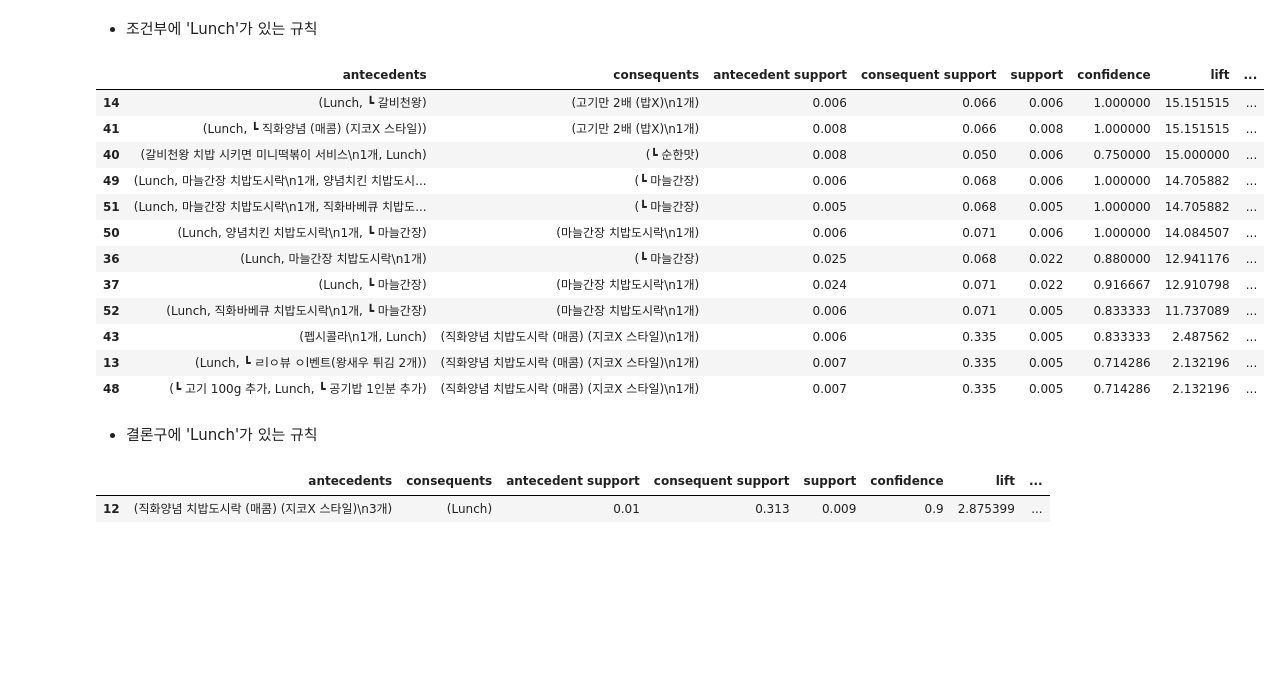
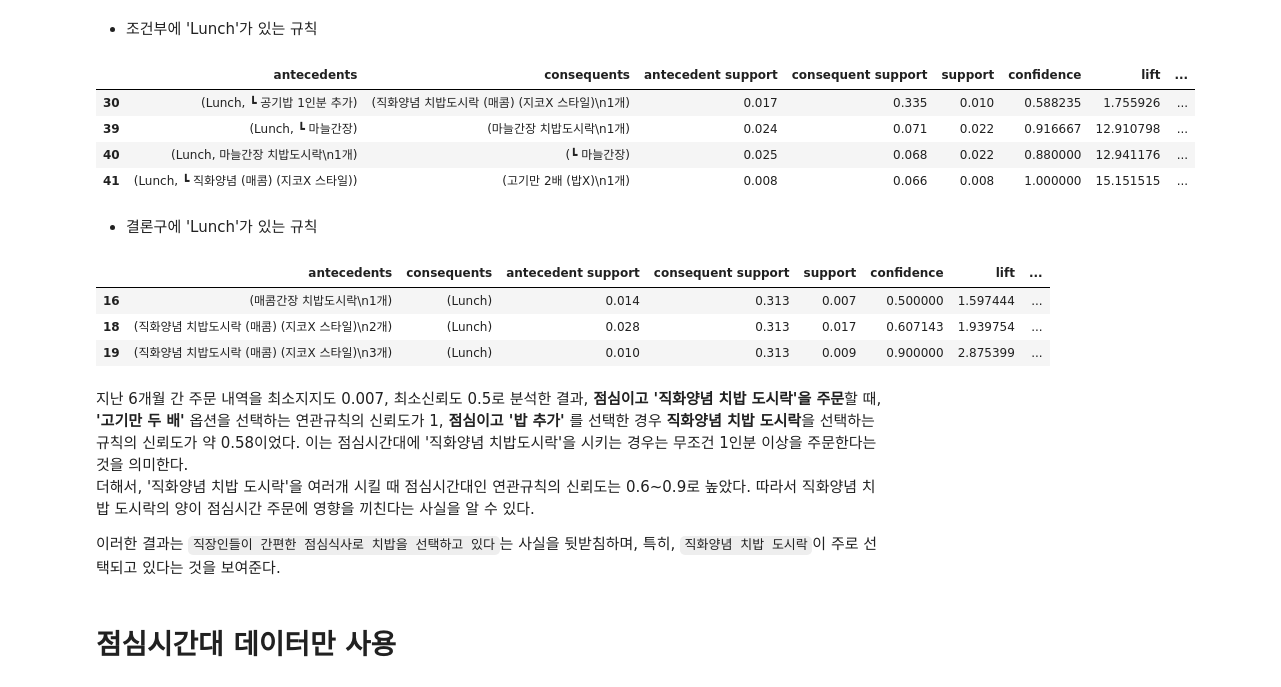
Before and after one commit to Cceugene/Baemin, a Jupyter notebook: 05_ARM/ARM_chibab.ipynb, the cells around one changed output. Saved outputs shown, nothing was run; the diff lists cells and outputs as text; code cells hidden in the pictures; blank space fills up the shorter version.

```diff
--- a/05_ARM/ARM_chibab.ipynb
+++ b/05_ARM/ARM_chibab.ipynb
@@ -81,9 +85,9 @@ li
 # %% [markdown]
 ## 점심 시간 정보 추가
 # %%
-df.loc[df['time'].apply(lambda x: True if x[:2] == '오전' else False), 'Hour'] = 'Lunch'
-#df.loc[df['time'].apply(lambda x: True if x[:2] == '오후' else False), 'Hour'] = 'Dinner'
-df.loc[df['time'].apply(lambda x: True if x[:5] == '오후 12' else False), 'Hour'] = 'Lunch'
+df.loc[df['time'].apply(lambda x: x[:2] == '오전'), 'Hour'] = 'Lunch'
+#df.loc[df['time'].apply(lambda x: x[:2] == '오후'), 'Hour'] = 'Dinner'
+df.loc[df['time'].apply(lambda x: x[:5] == '오후 12'), 'Hour'] = 'Lunch'
 df
 # %% [output]
 |  | date | time | menu | Hour |
@@ -225,5 +227,5 @@ freq_sort['Support'].hist();
 # %%
-freq_items = apriori(ARM_df, min_support=0.005, use_colnames=True)
+freq_items = apriori(ARM_df, min_support=0.007, use_colnames=True)
 freq_items
 # %% [output]
 |  | support | itemsets |
@@ -242,5 +246,5 @@ freq_items
 # %%
-rules = association_rules(freq_items, metric = 'confidence', min_threshold = 0.7)
+rules = association_rules(freq_items, metric = 'confidence', min_threshold = 0.5)
 rules
 # %% [output]
 |  | antecedents | consequents | antecedent support | consequent support | support | confidence | lift | ... |
@@ -284,25 +290,26 @@ rules.sort_values(by = 'confidence', ascending = False)
 # %% [markdown]
 - 조건부에 'Lunch'가 있는 규칙
 # %%
-rules[rules.antecedents.apply(lambda x:'Lunch' in x)].sort_values('lift', ascending=False)
+rules[rules.antecedents.apply(lambda x:'Lunch' in x)]
 # %% [output]
 |  | antecedents | consequents | antecedent support | consequent support | support | confidence | lift | ... |
-| 14 | (Lunch, ┗ 갈비천왕) | (고기만 2배 (밥X)\n1개) | 0.006 | 0.066 | 0.006 | 1.000000 | 15.151515 | ... |
+| 30 | (Lunch, ┗ 공기밥 1인분 추가) | (직화양념 치밥도시락 (매콤) (지코X 스타일)\n1개) | 0.017 | 0.335 | 0.010 | 0.588235 | 1.755926 | ... |
+| 39 | (Lunch, ┗ 마늘간장) | (마늘간장 치밥도시락\n1개) | 0.024 | 0.071 | 0.022 | 0.916667 | 12.910798 | ... |
+| 40 | (Lunch, 마늘간장 치밥도시락\n1개) | (┗ 마늘간장) | 0.025 | 0.068 | 0.022 | 0.880000 | 12.941176 | ... |
 | 41 | (Lunch, ┗ 직화양념 (매콤) (지코X 스타일)) | (고기만 2배 (밥X)\n1개) | 0.008 | 0.066 | 0.008 | 1.000000 | 15.151515 | ... |
-| 40 | (갈비천왕 치밥 시키면 미니떡볶이 서비스\n1개, Lunch) | (┗ 순한맛) | 0.008 | 0.050 | 0.006 | 0.750000 | 15.000000 | ... |
-| 49 | (Lunch, 마늘간장 치밥도시락\n1개, 양념치킨 치밥도시... | (┗ 마늘간장) | 0.006 | 0.068 | 0.006 | 1.000000 | 14.705882 | ... |
-| 51 | (Lunch, 마늘간장 치밥도시락\n1개, 직화바베큐 치밥도... | (┗ 마늘간장) | 0.005 | 0.068 | 0.005 | 1.000000 | 14.705882 | ... |
-| 50 | (Lunch, 양념치킨 치밥도시락\n1개, ┗ 마늘간장) | (마늘간장 치밥도시락\n1개) | 0.006 | 0.071 | 0.006 | 1.000000 | 14.084507 | ... |
-| 36 | (Lunch, 마늘간장 치밥도시락\n1개) | (┗ 마늘간장) | 0.025 | 0.068 | 0.022 | 0.880000 | 12.941176 | ... |
-| 37 | (Lunch, ┗ 마늘간장) | (마늘간장 치밥도시락\n1개) | 0.024 | 0.071 | 0.022 | 0.916667 | 12.910798 | ... |
-| 52 | (Lunch, 직화바베큐 치밥도시락\n1개, ┗ 마늘간장) | (마늘간장 치밥도시락\n1개) | 0.006 | 0.071 | 0.005 | 0.833333 | 11.737089 | ... |
-| 43 | (펩시콜라\n1개, Lunch) | (직화양념 치밥도시락 (매콤) (지코X 스타일)\n1개) | 0.006 | 0.335 | 0.005 | 0.833333 | 2.487562 | ... |
-| 13 | (Lunch, ┗ ㄹlㅇ뷰 ㅇl벤트(왕새우 튀김 2개)) | (직화양념 치밥도시락 (매콤) (지코X 스타일)\n1개) | 0.007 | 0.335 | 0.005 | 0.714286 | 2.132196 | ... |
-| 48 | (┗ 고기 100g 추가, Lunch, ┗ 공기밥 1인분 추가) | (직화양념 치밥도시락 (매콤) (지코X 스타일)\n1개) | 0.007 | 0.335 | 0.005 | 0.714286 | 2.132196 | ... |
 # %% [markdown]
 - 결론구에 'Lunch'가 있는 규칙
 # %%
 rules[rules.consequents.apply(lambda x:'Lunch' in x)]
 # %% [output]
 |  | antecedents | consequents | antecedent support | consequent support | support | confidence | lift | ... |
-| 12 | (직화양념 치밥도시락 (매콤) (지코X 스타일)\n3개) | (Lunch) | 0.01 | 0.313 | 0.009 | 0.9 | 2.875399 | ... |
+| 16 | (매콤간장 치밥도시락\n1개) | (Lunch) | 0.014 | 0.313 | 0.007 | 0.500000 | 1.597444 | ... |
+| 18 | (직화양념 치밥도시락 (매콤) (지코X 스타일)\n2개) | (Lunch) | 0.028 | 0.313 | 0.017 | 0.607143 | 1.939754 | ... |
+| 19 | (직화양념 치밥도시락 (매콤) (지코X 스타일)\n3개) | (Lunch) | 0.010 | 0.313 | 0.009 | 0.900000 | 2.875399 | ... |
+# %% [markdown]
+ 지난 6개월 간 주문 내역을 최소지지도 0.007, 최소신뢰도 0.5로 분석한 결과, **점심이고 '직화양념 치밥 도시락'을 주문**할 때, **'고기만 두 배'** 옵션을 선택하는 연관규칙의 신뢰도가 1, **점심이고 '밥 추가'** 를 선택한 경우 **직화양념 치밥 도시락**을 선택하는 규칙의 신뢰도가 약 0.58이었다. 이는 점심시간대에 '직화양념 치밥도시락'을 시키는 경우는 무조건 1인분 이상을 주문한다는 것을 의미한다.\
+ 더해서, '직화양념 치밥 도시락'을 여러개 시킬 때 점심시간대인 연관규칙의 신뢰도는 0.6~0.9로 높았다. 따라서 직화양념 치밥 도시락의 양이 점심시간 주문에 영향을 끼친다는 사실을 알 수 있다.
+
+ 이러한 결과는 `직장인들이 간편한 점심식사로 치밥을 선택하고 있다`는 사실을 뒷받침하며, 특히, `직화양념 치밥 도시락`이 주로 선택되고 있다는 것을 보여준다.
+# %% [markdown]
+# 점심시간대 데이터만 사용
```
Also changed, not shown: parts of 22 cells of this notebook, 1 other file.
